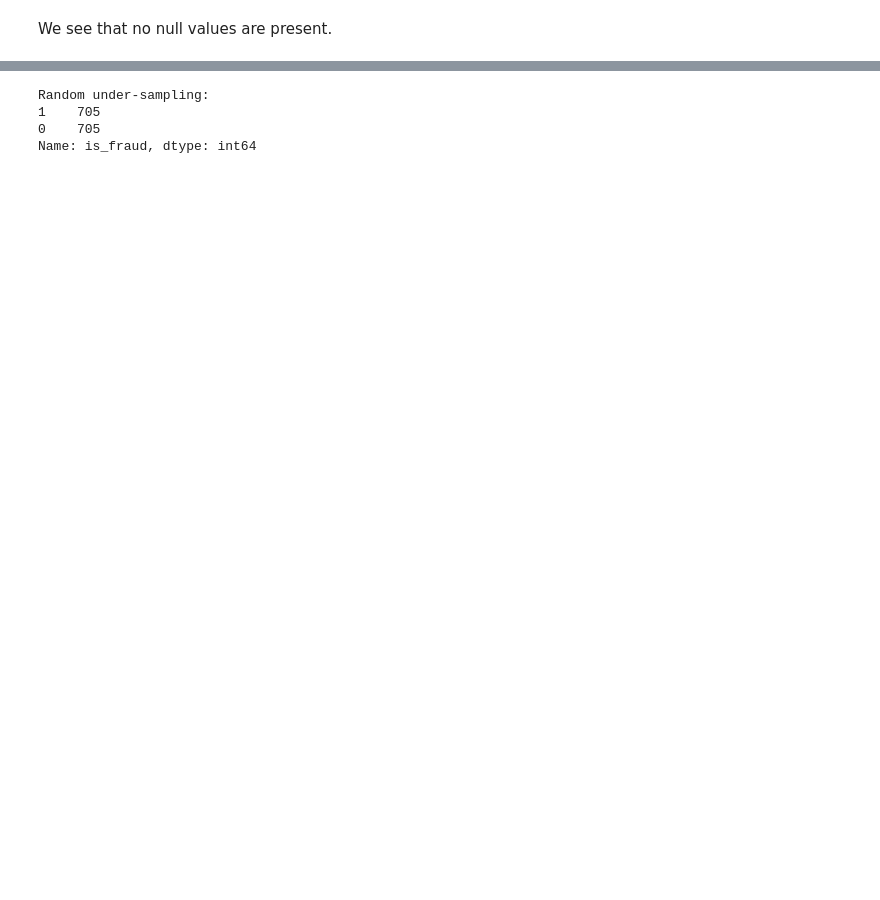
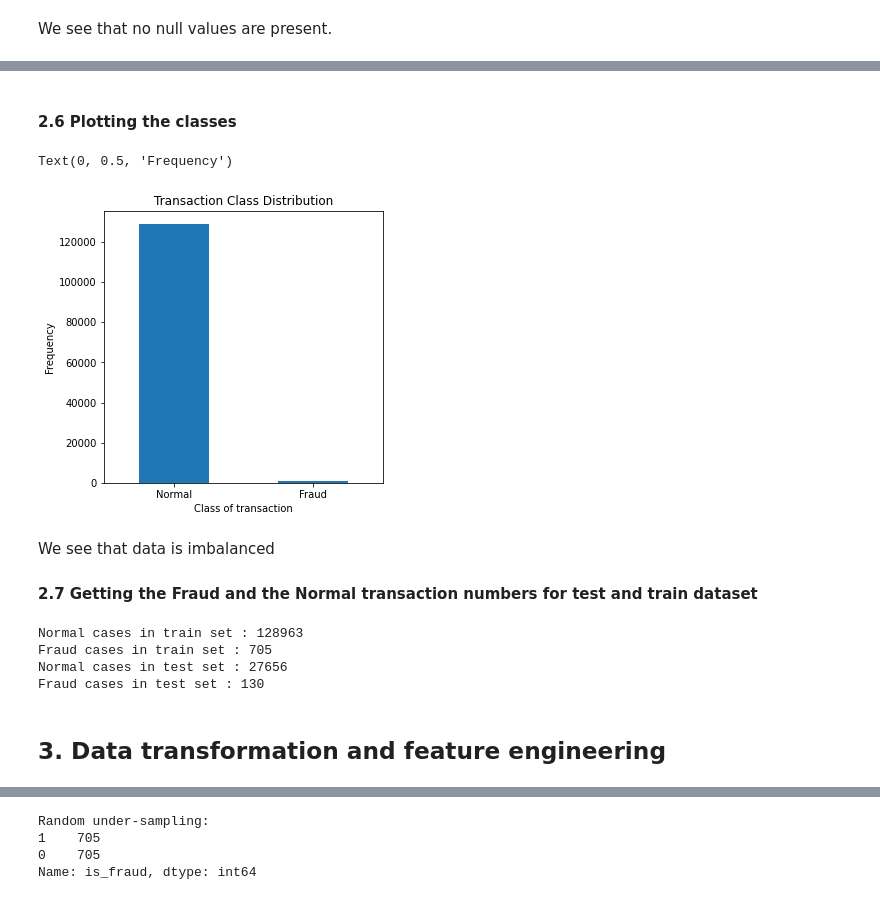
Before and after one commit to sharmasapna/credit-card-fraud-detection, a Jupyter notebook: credit-card-fraud-detection.ipynb, the cells around one changed output, grey strips where cells are left out. Cells and saved outputs as stored; diff of their text form; code cells hidden in the pictures; blank space fills up the shorter version.

```diff
--- a/credit-card-fraud-detection.ipynb
+++ b/credit-card-fraud-detection.ipynb
@@ -474,0 +147,36 @@ df_train.shape
+# %% [markdown]
+#### 2.6 Plotting the classes
+# %%
+# plotting the classes
+plt.figure(figsize=(5,5))
+count_classes = pd.value_counts(df_train['is_fraud'], sort = True)
+count_classes.plot(kind = 'bar', rot=0)
+plt.title("Transaction Class Distribution")
+LABELS = ['Normal','Fraud']
+plt.xticks(range(2), LABELS)
+plt.xlabel("Class of transaction")
+plt.ylabel("Frequency")
+# %% [output]
+Text(0, 0.5, 'Frequency')
+[figure, added]
+# %% [markdown]
+We see that data is imbalanced
+#### 2.7  Getting the Fraud and the Normal  transaction numbers for test and train dataset
+# %%
+## Get the Fraud and the normal  transaction numbers for test and train dataset
+
+fraud_train = df_train[df_train['is_fraud']==1]
+normal_train = df_train[df_train['is_fraud']==0]
+fraud_test = df_test[df_test['is_fraud']==1]
+normal_test = df_test[df_test['is_fraud']==0]
+
+print("Normal cases in train set :",len(df_train)-len(fraud_train),"\nFraud cases in train set :",len(fraud_train))
+print("Normal cases in test set :",len(df_test)-len(fraud_test),"\nFraud cases in test set :",len(fraud_test))
+# %% [output]
+Normal cases in train set : 128963
+Fraud cases in train set : 705
+Normal cases in test set : 27656
+Fraud cases in test set : 130
+# %% [markdown]
+
+## 3. Data transformation and feature engineering
```
Also changed, not shown: parts of 120 cells of this notebook.
